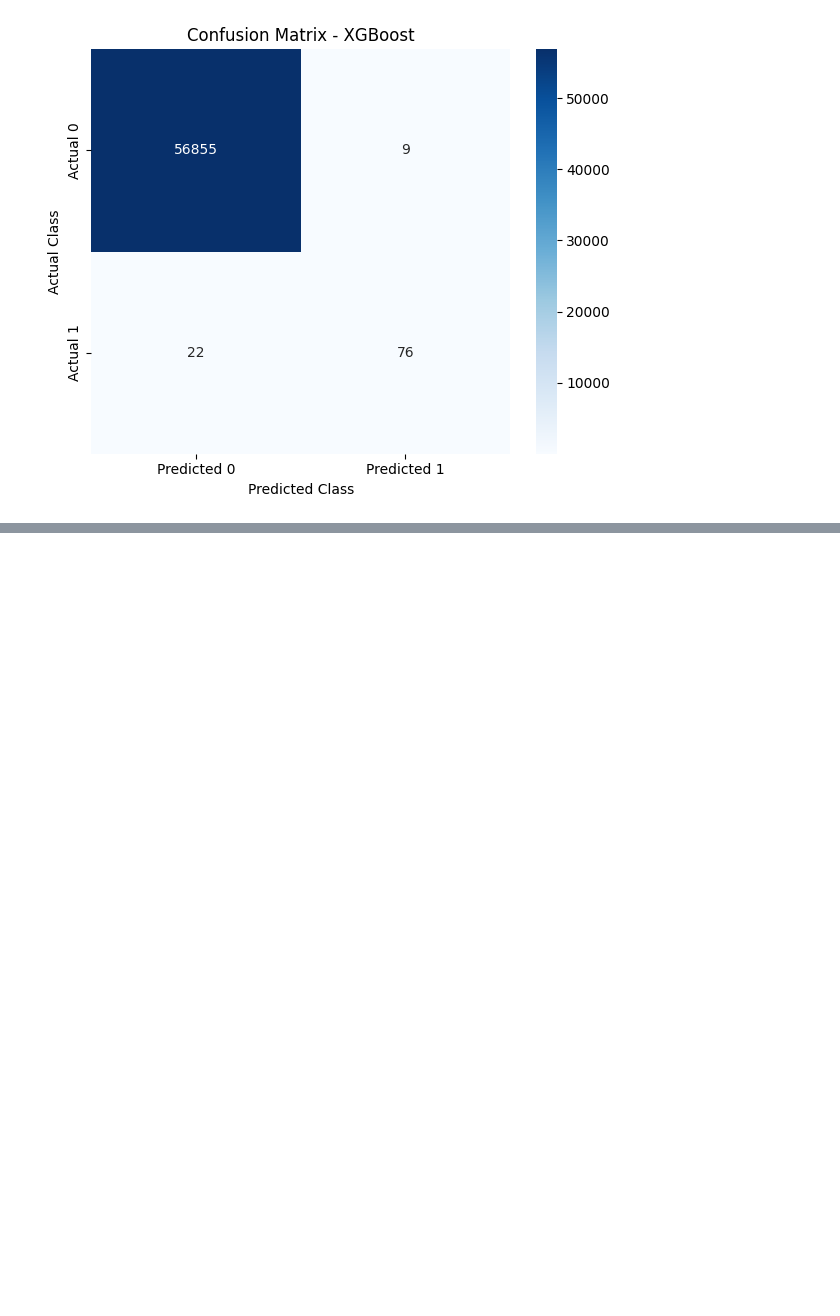
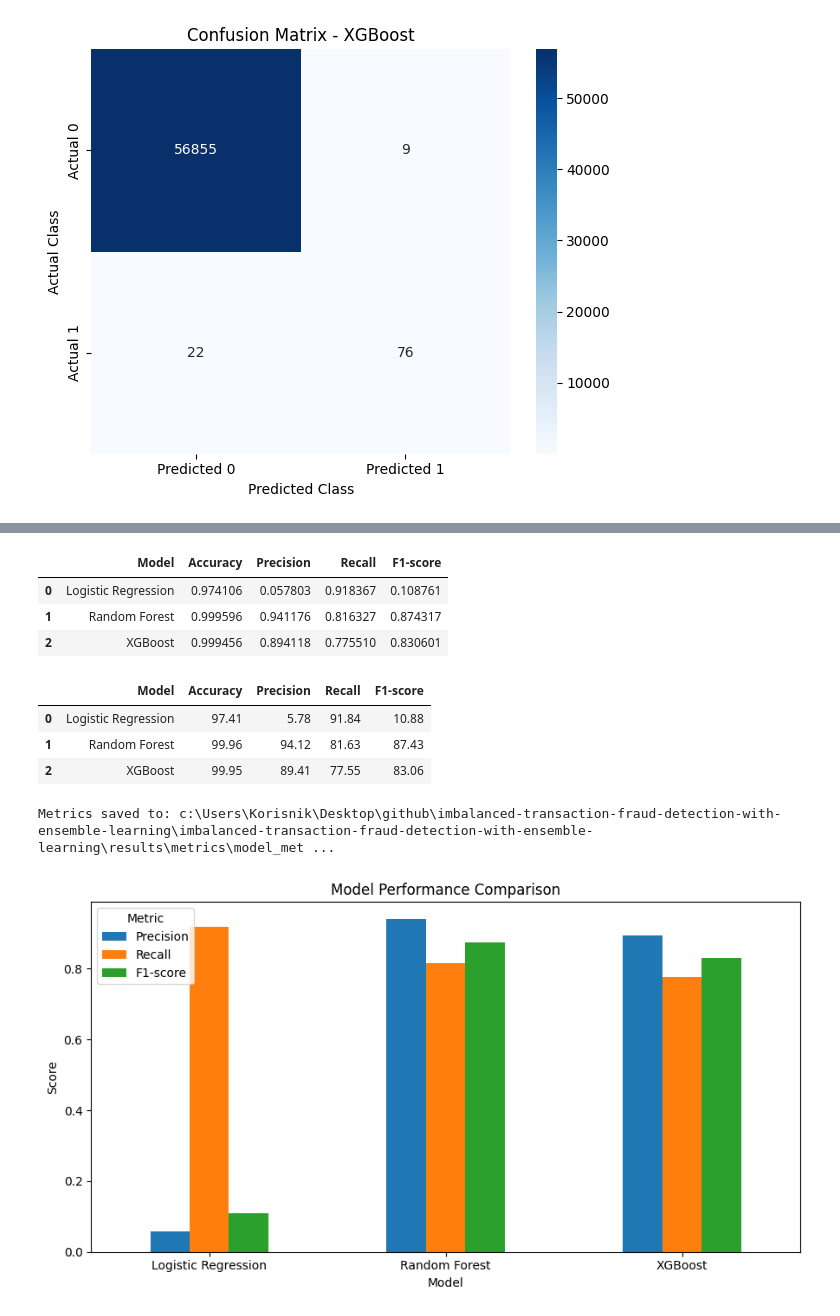
Before and after one commit to lanadanolic/imbalanced-transaction-fraud-detection-with-ensemble-learning, a Jupyter notebook: notebooks/fraud_detection_analysis.ipynb, the cells around one changed output, grey strips where cells are left out. Cells and saved outputs as stored; diff of their text form; code cells hidden in the pictures; blank space fills up the shorter version.

```diff
--- a/notebooks/fraud_detection_analysis.ipynb
+++ b/notebooks/fraud_detection_analysis.ipynb
@@ -512,0 +524,54 @@ model_results["XGBoost"] = xgb_metrics
+# %%
+metrics_df = create_metrics_table(
+    model_results
+)
+
+metrics_df
+# %% [output]
+|  | Model | Accuracy | Precision | Recall | F1-score |
+| 0 | Logistic Regression | 0.974106 | 0.057803 | 0.918367 | 0.108761 |
+| 1 | Random Forest | 0.999596 | 0.941176 | 0.816327 | 0.874317 |
+| 2 | XGBoost | 0.999456 | 0.894118 | 0.775510 | 0.830601 |
+# %%
+metrics_display = metrics_df.copy()
+
+metric_columns = [
+    "Accuracy",
+    "Precision",
+    "Recall",
+    "F1-score"
+]
+
+metrics_display[metric_columns] = (
+    metrics_display[metric_columns] * 100
+).round(2)
+
+metrics_display
+# %% [output]
+|  | Model | Accuracy | Precision | Recall | F1-score |
+| 0 | Logistic Regression | 97.41 | 5.78 | 91.84 | 10.88 |
+| 1 | Random Forest | 99.96 | 94.12 | 81.63 | 87.43 |
+| 2 | XGBoost | 99.95 | 89.41 | 77.55 | 83.06 |
+# %%
+METRICS_PATH = (
+    METRICS_DIR / "model_metrics.csv"
+)
+
+metrics_df.to_csv(
+    METRICS_PATH,
+    index=False
+)
+
+print(
+    "Metrics saved to:",
+    METRICS_PATH
+)
+# %% [output]
+Metrics saved to: c:\Users\Korisnik\Desktop\github\imbalanced-transaction-fraud-detection-with-ensemble-learning\imbalanced-transaction-fraud-detection-with-ensemble-learning\results\metrics\model_met ...
+# %%
+plot_model_comparison(
+    metrics_df,
+    save_path=FIGURES_DIR / "model_comparison.png"
+)
+# %% [output]
+[figure, added]
```
Also changed, not shown: parts of 4 cells of this notebook, 3 other files.
